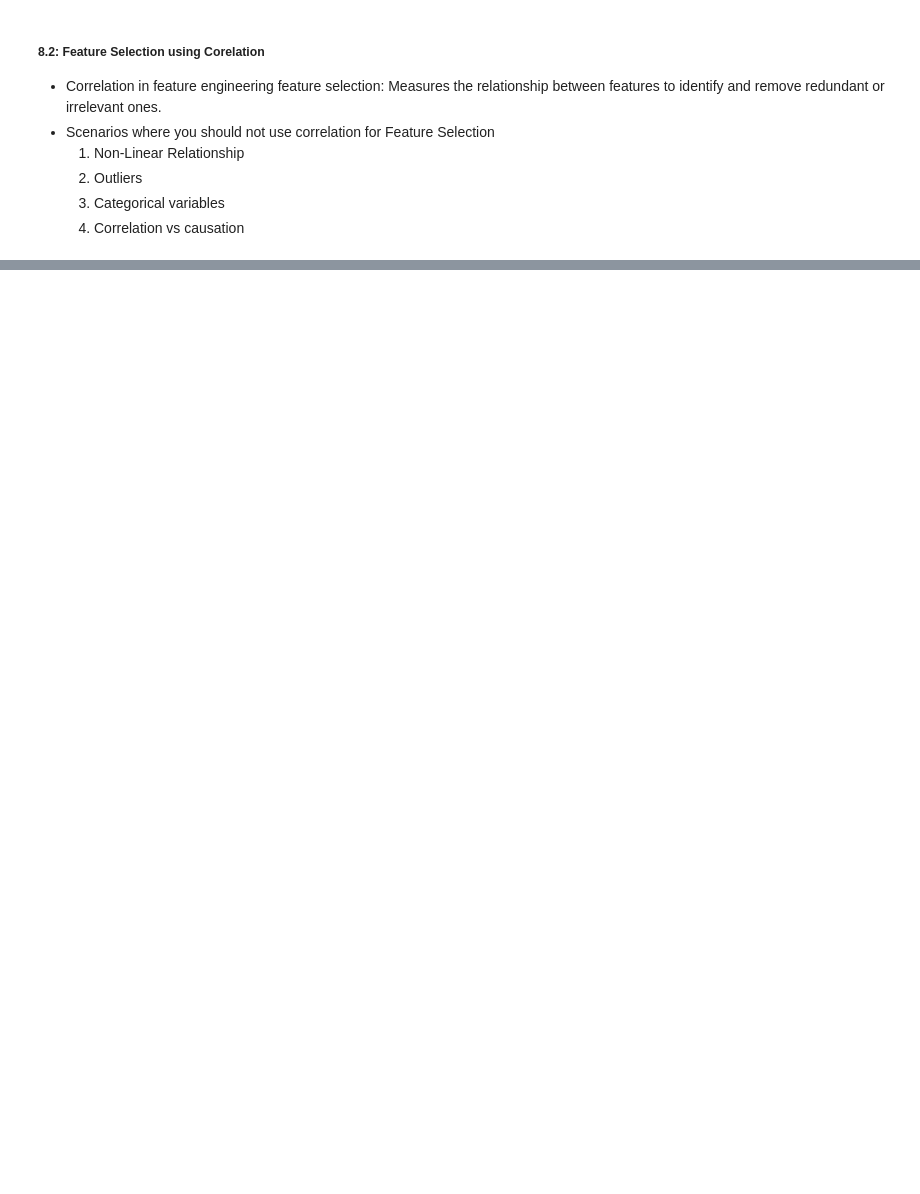
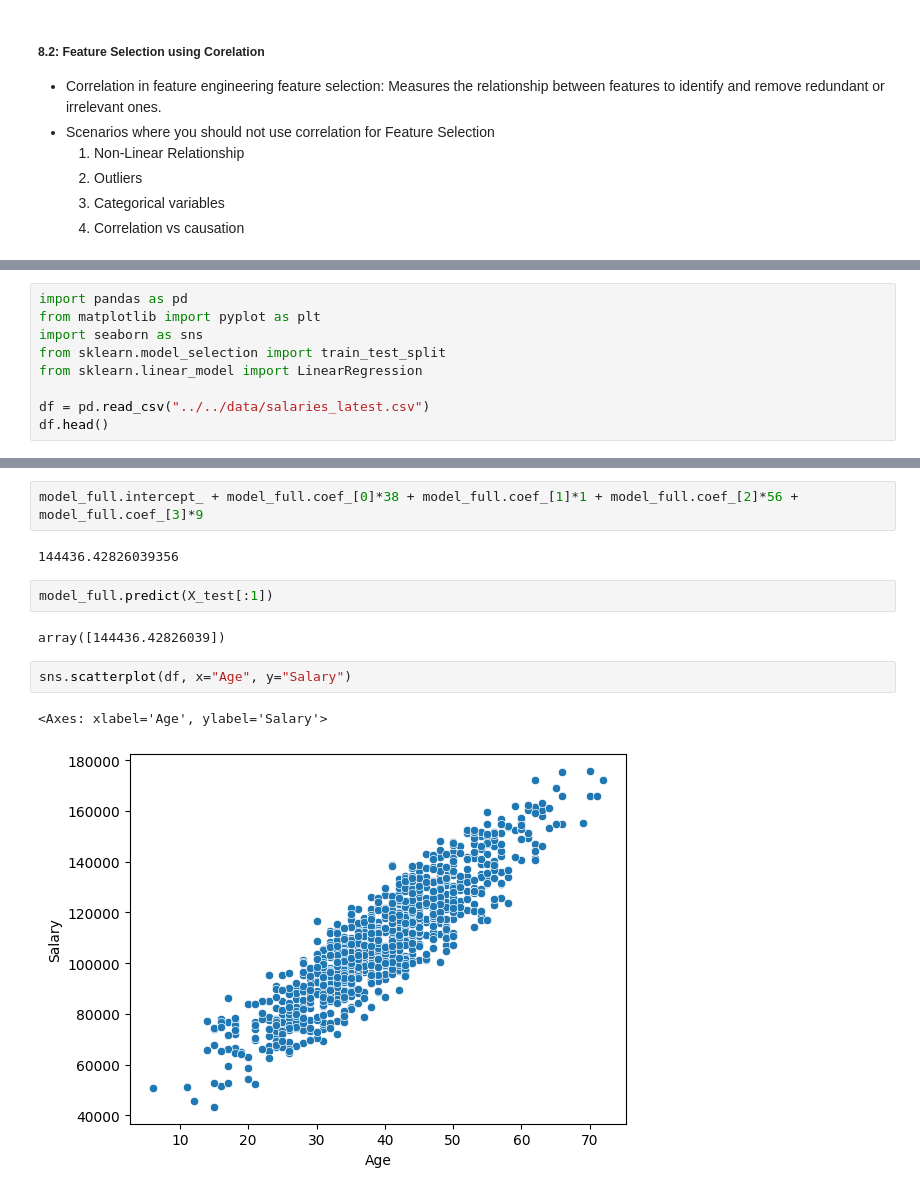
Before and after one commit to swetank13/statistical-machine-learning, a Jupyter notebook: notebooks/statistical-machine-learning/8-feature-engineering.ipynb, the cells around one changed output, grey strips where cells are left out. Cells and saved outputs as stored; diff of their text form; blank space fills up the shorter version.

```diff
--- a/notebooks/statistical-machine-learning/8-feature-engineering.ipynb
+++ b/notebooks/statistical-machine-learning/8-feature-engineering.ipynb
@@ -29,2 +111,11 @@
 - Multicollinearity may not affect the model’s accuracy directly, but model interpretation and the stability of coefficients will be negatively impacted.
 - Detect features with high Variance Inflation Factor (VIF) indicating multicollinearity → Eliminate the feature with the highest VIF → Recompute VIF for the remaining features → Repeat the process until all features have acceptable VIF values.
+# %%
+import pandas as pd
+from matplotlib import pyplot as plt
+import seaborn as sns
+from sklearn.model_selection import train_test_split
+from sklearn.linear_model import LinearRegression
+
+df = pd.read_csv("../../data/salaries_latest.csv")
+df.head()
@@ -30,0 +165,13 @@
+# %%
+model_full.intercept_ + model_full.coef_[0]*38 + model_full.coef_[1]*1 + model_full.coef_[2]*56 + model_full.coef_[3]*9
+# %% [output]
+144436.42826039356
+# %%
+model_full.predict(X_test[:1])
+# %% [output]
+array([144436.42826039])
+# %%
+sns.scatterplot(df, x="Age", y="Salary")
+# %% [output]
+<Axes: xlabel='Age', ylabel='Salary'>
+[figure, added]
```
Also changed, not shown: parts of 25 cells of this notebook, 4 other files.
